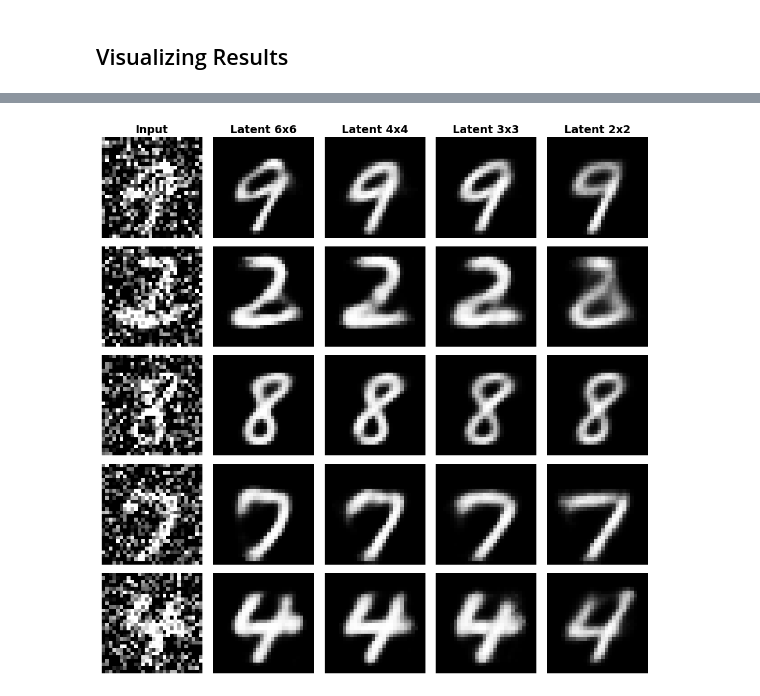
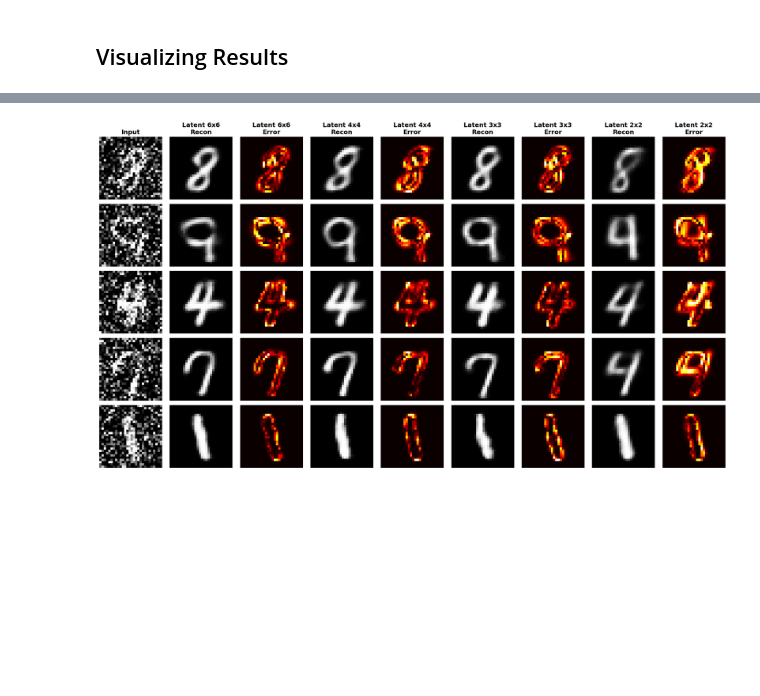
Before and after one commit to danielpederzini/autoencoders-from-scratch, a Jupyter notebook: notebooks/denoiser.ipynb, the cells around one changed output, grey strips where cells are left out. Drawn from its saved outputs; the diff is of its cells as text; code cells hidden in the pictures; blank space fills up the shorter version.

Commit message:
Run denoiser and main again with new visualizations

```diff
--- a/notebooks/denoiser.ipynb
+++ b/notebooks/denoiser.ipynb
@@ -305,7 +304,7 @@ MnistDataHelper.plot_transformation(x_test_noisy, 1, [network1, network2, networ
 # %%
-MnistDataHelper.plot_net_comparison(x_test_noisy, 5, [network1, network2, network3, network4], ["Latent 6x6", "Latent 4x4", "Latent 3x3", "Latent 2x2"])
+MnistDataHelper.plot_net_comparison(x_test_noisy, x_test, 5, [network1, network2, network3, network4], ["Latent 6x6", "Latent 4x4", "Latent 3x3", "Latent 2x2"])
 # %% [output]
-[figure, old version]
+[figure, new version]
 # %%
 def test(x_test_noisy, x_test, network):
     outputs = network.forward(x_test_noisy)
```
Also changed, not shown: parts of 7 cells of this notebook, 2 other files.
